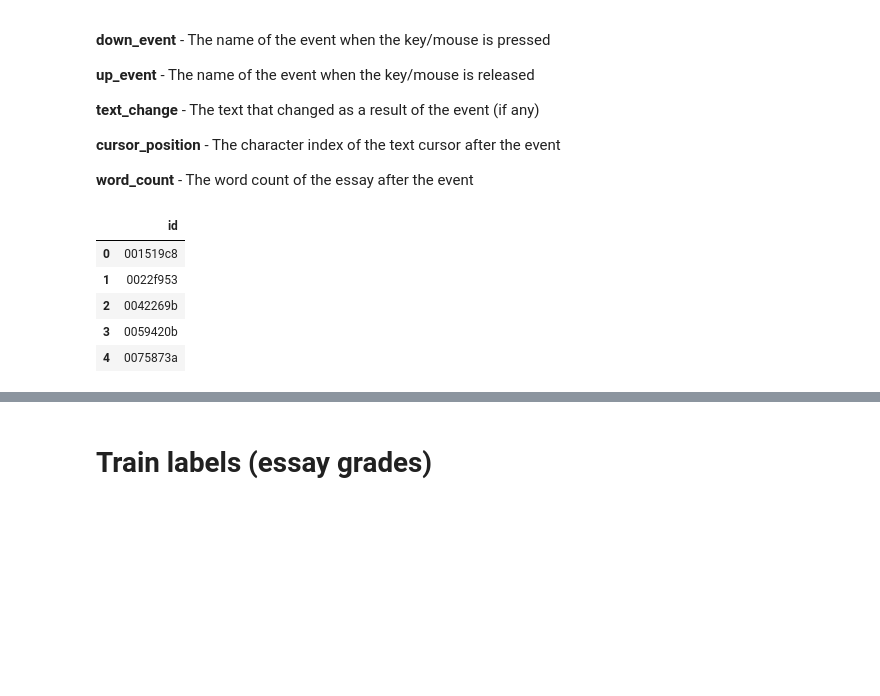
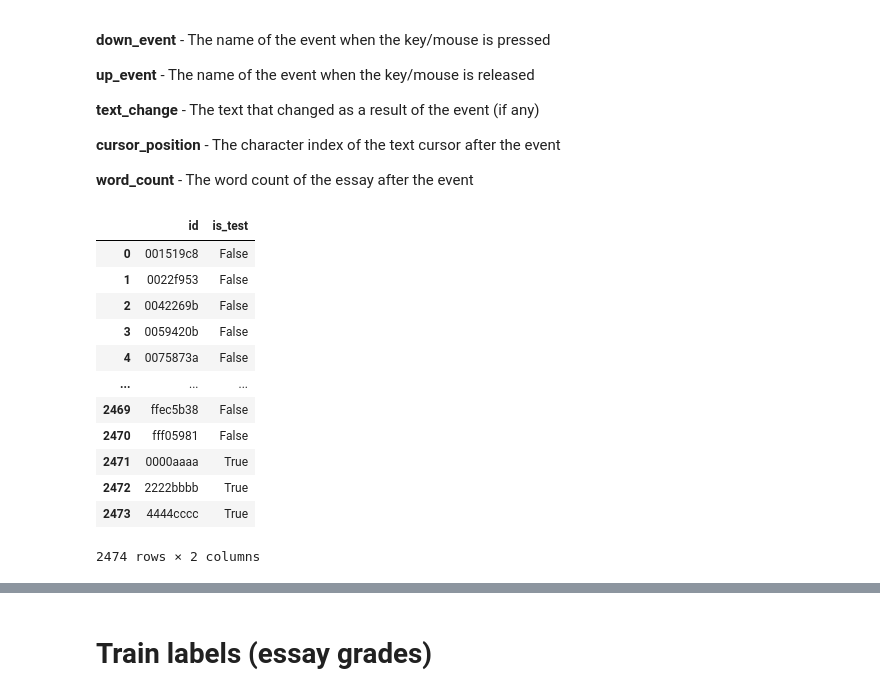
Before and after one commit to arammul/ML_project_2023_T22, a Jupyter notebook: Anastasija/Data Exploration.ipynb, the cells around one changed output, grey strips where cells are left out. Saved outputs shown, nothing was run; the diff lists cells and outputs as text; code cells hidden in the pictures; blank space fills up the shorter version.

```diff
--- a/Anastasija/Data Exploration.ipynb
+++ b/Anastasija/Data Exploration.ipynb
@@ -2,8 +9,10 @@
 import pandas as pd
 import numpy as np
 # %%
-df_raw = pd.read_csv("../data/train_logs.csv")
-df_raw.head()
+df_raw_train = pd.read_csv(f'{INPUT_FOLDER}/train_logs.csv')
+df_raw_test = pd.read_csv(f'{INPUT_FOLDER}/test_logs.csv')
+
+df_raw_train.head()
 # %% [output]
 |  | id | event_id | down_time | up_time | action_time | activity | down_event | up_event | text_change | ... |
 | 0 | 001519c8 | 1 | 4526 | 4557 | 31 | Nonproduction | Leftclick | Leftclick | NoChange | ... |
@@ -11,6 +20,8 @@ df_raw.head()
 | 2 | 001519c8 | 3 | 106571 | 106571 | 0 | Nonproduction | Shift | Shift | NoChange | ... |
 | 3 | 001519c8 | 4 | 106686 | 106777 | 91 | Input | q | q | q | ... |
 | 4 | 001519c8 | 5 | 107196 | 107323 | 127 | Input | q | q | q | ... |
+# %%
+df_raw = pd.concat((df_raw_train, df_raw_test)).reset_index(False)
 # %% [markdown]
 **id** - The unique ID of the essay
 
@@ -48,18 +59,26 @@ df_raw.head()
 # %%
 # Creating a new df based on the number of essays
 # More features (columns) will be added to this df
 
 df = pd.DataFrame({
     'id': df_raw["id"].unique()
 })
-df.head()
+df['is_test'] = df['id'].isin(df_raw_test['id'].unique())
+df
 # %% [output]
-|  | id |
-| 0 | 001519c8 |
-| 1 | 0022f953 |
-| 2 | 0042269b |
-| 3 | 0059420b |
-| 4 | 0075873a |
+|  | id | is_test |
+| 0 | 001519c8 | False |
+| 1 | 0022f953 | False |
+| 2 | 0042269b | False |
+| 3 | 0059420b | False |
+| 4 | 0075873a | False |
+| ... | ... | ... |
+| 2469 | ffec5b38 | False |
+| 2470 | fff05981 | False |
+| 2471 | 0000aaaa | True |
+| 2472 | 2222bbbb | True |
+| 2473 | 4444cccc | True |
+2474 rows × 2 columns
 # %%
 # Calculating the final word count for each essay
 df_word = df_raw.groupby("id")['word_count'].max()
```
Also changed, not shown: parts of 54 cells of this notebook.
